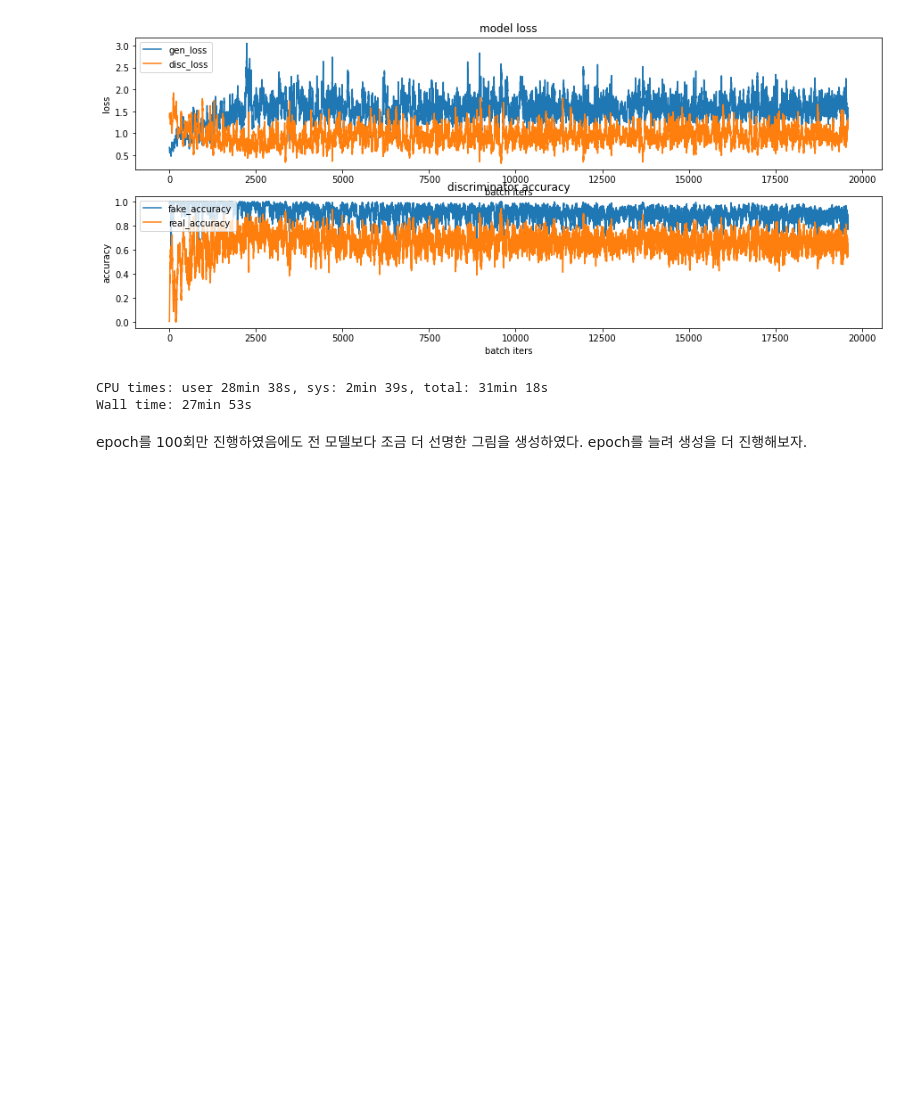
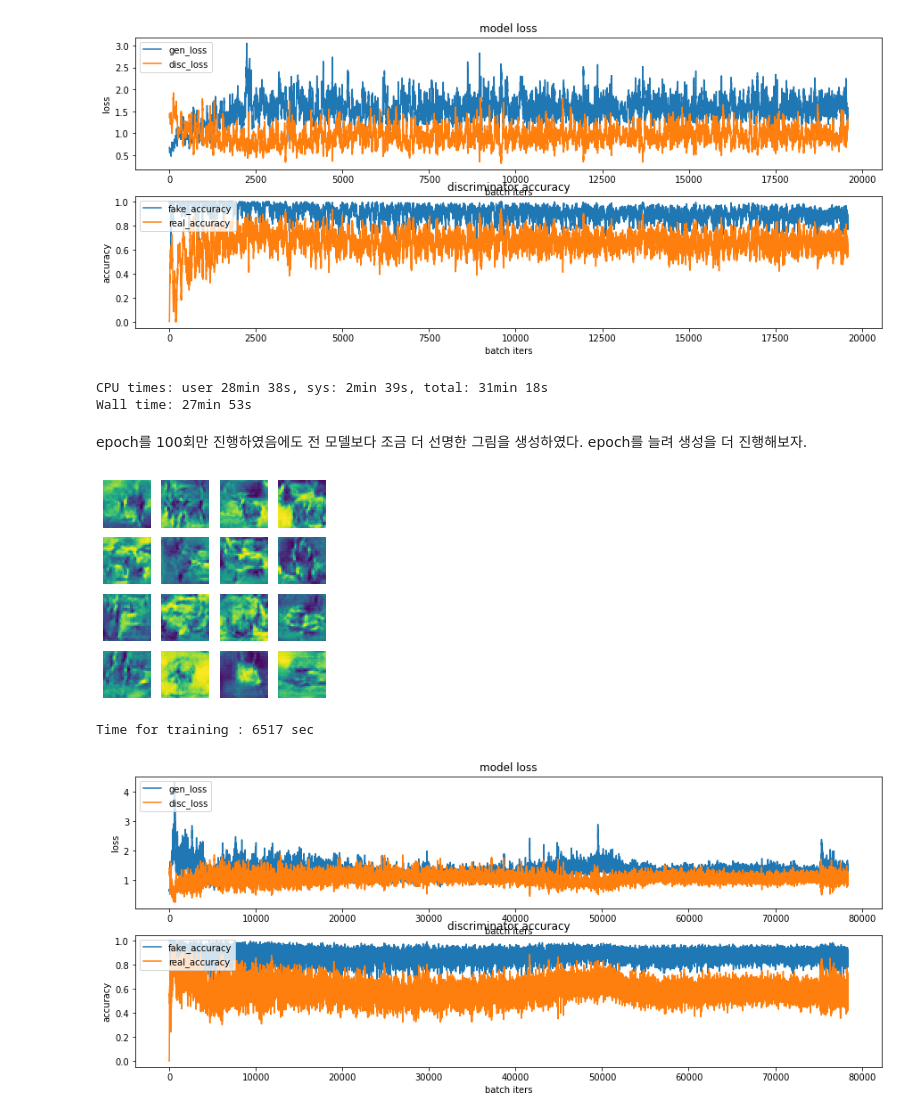
Before and after one commit to chogyeongmo98/aiffel_exp, a Jupyter notebook: [E-10]CIFAR-10 이미지 생성.ipynb, the cells around one changed output. Cells and saved outputs as stored; diff of their text form; code cells hidden in the pictures; blank space fills up the shorter version.

```diff
--- a/[E-10]CIFAR-10 이미지 생성.ipynb
+++ b/[E-10]CIFAR-10 이미지 생성.ipynb
@@ -545,0 +551,9 @@ epoch를 늘려 생성을 더 진행해보자.
+# %%
+EPOCHS = 400 # checkpoint 에서 400회 추가로 학습
+# %%
+%%time
+train(train_dataset, EPOCHS, save_every)
+# %% [output]
+[figure, added]
+Time for training : 6517 sec
+[figure, added]
```
Also changed, not shown: parts of 12 cells of this notebook.
